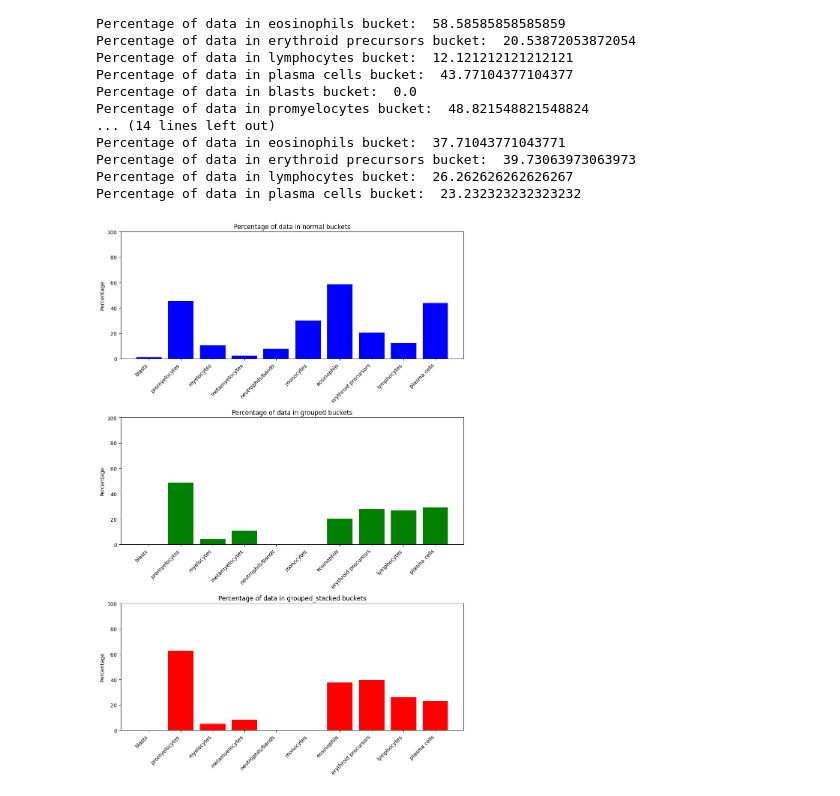
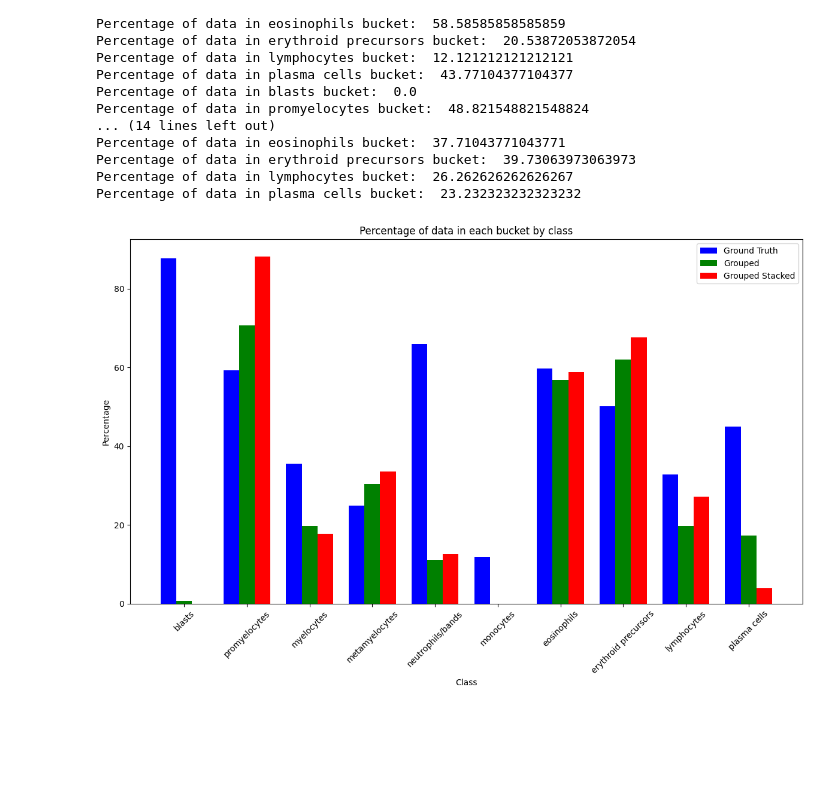
Before and after one commit to neoyinzhanghan/LeukoLocator, a Jupyter notebook: scripts/BMA/analyse_differential.ipynb, the cells around one changed output. Drawn from its saved outputs; the diff is of its cells as text; code cells hidden in the pictures; blank space fills up the shorter version.

```diff
--- a/scripts/BMA/analyse_differential.ipynb
+++ b/scripts/BMA/analyse_differential.ipynb
@@ -10,7 +10,7 @@ from LLRunner.BMAassumptions import (
     omitted_classes,
 )
 
-data_path = "/Users/neo/Documents/DATA/aml_pooled_results.csv"
+data_path = "/Users/neo/Documents/DATA/normal_pooled_results.csv"
 
 df = pd.read_csv(data_path)
 
@@ -420,35 +423,46 @@ Percentage of data in lymphocytes bucket:  26.262626262626267
 Percentage of data in plasma cells bucket:  23.232323232323232
 # %%
 import matplotlib.pyplot as plt
+import numpy as np
 
 # Data setup (Assuming df and BMA_final_classes, grouped_class_buckets are predefined)
-percentages = {'normal': [], 'grouped': [], 'grouped_stacked': []}
+percentages = {'ground truth': [], 'grouped': [], 'grouped_stacked': []}
 classes = []
 
 # Calculate percentages for each class and bucket type
 for class_ in BMA_final_classes:
     lower, upper = grouped_class_buckets[class_]
-    normal_count = len(df[(df[class_] >= lower) & (df[class_] <= upper)]) / len(df) * 100
+    # Replace 'normal' with 'ground truth'
+    ground_truth_count = len(df[(df[class_] >= lower) & (df[class_] <= upper)]) / len(df) * 100
     grouped_count = len(df[(df[class_ + "_grouped"] >= lower) & (df[class_ + "_grouped"] <= upper)]) / len(df) * 100
     stacked_count = len(df[(df[class_ + "_grouped_stacked"] >= lower) & (df[class_ + "_grouped_stacked"] <= upper)]) / len(df) * 100
 
-    percentages['normal'].append(normal_count)
+    percentages['ground truth'].append(ground_truth_count)
     percentages['grouped'].append(grouped_count)
     percentages['grouped_stacked'].append(stacked_count)
     classes.append(class_)
 
-# Plotting
-fig, ax = plt.subplots(3, 1, figsize=(10, 15))  # Create 3 subplots for each bucket type
+# Number of groups
+num_classes = len(classes)
+index = np.arange(num_classes)  # Group positions
+bar_width = 0.25  # Width of the bars
 
-# Plot settings for all plots
-for i, key in enumerate(['normal', 'grouped', 'grouped_stacked']):
-    ax[i].bar(classes, percentages[key], color=['blue', 'green', 'red'][i])
-    ax[i].set_title(f'Percentage of data in {key} buckets')
-    ax[i].set_ylabel('Percentage')
-    ax[i].set_ylim(0, 100)
-    ax[i].set_xticklabels(classes, rotation=45, ha='right')  # Rotate labels
+fig, ax = plt.subplots(figsize=(12, 8))
+
+# Create bars for each data type
+rects1 = ax.bar(index, percentages['ground truth'], bar_width, label='Ground Truth', color='b')
+rects2 = ax.bar(index + bar_width, percentages['grouped'], bar_width, label='Grouped', color='g')
+rects3 = ax.bar(index + 2 * bar_width, percentages['grouped_stacked'], bar_width, label='Grouped Stacked', color='r')
+
+# Add some text for labels, title and axes ticks
+ax.set_xlabel('Class')
+ax.set_ylabel('Percentage')
+ax.set_title('Percentage of data in each bucket by class')
+ax.set_xticks(index + bar_width)
+ax.set_xticklabels(classes, rotation=45)
+ax.legend()
 
 plt.tight_layout()
 plt.show()
 # %% [output]
-[figure, old version]
+[figure, new version]
```
Also changed, not shown: parts of 2 cells of this notebook.
